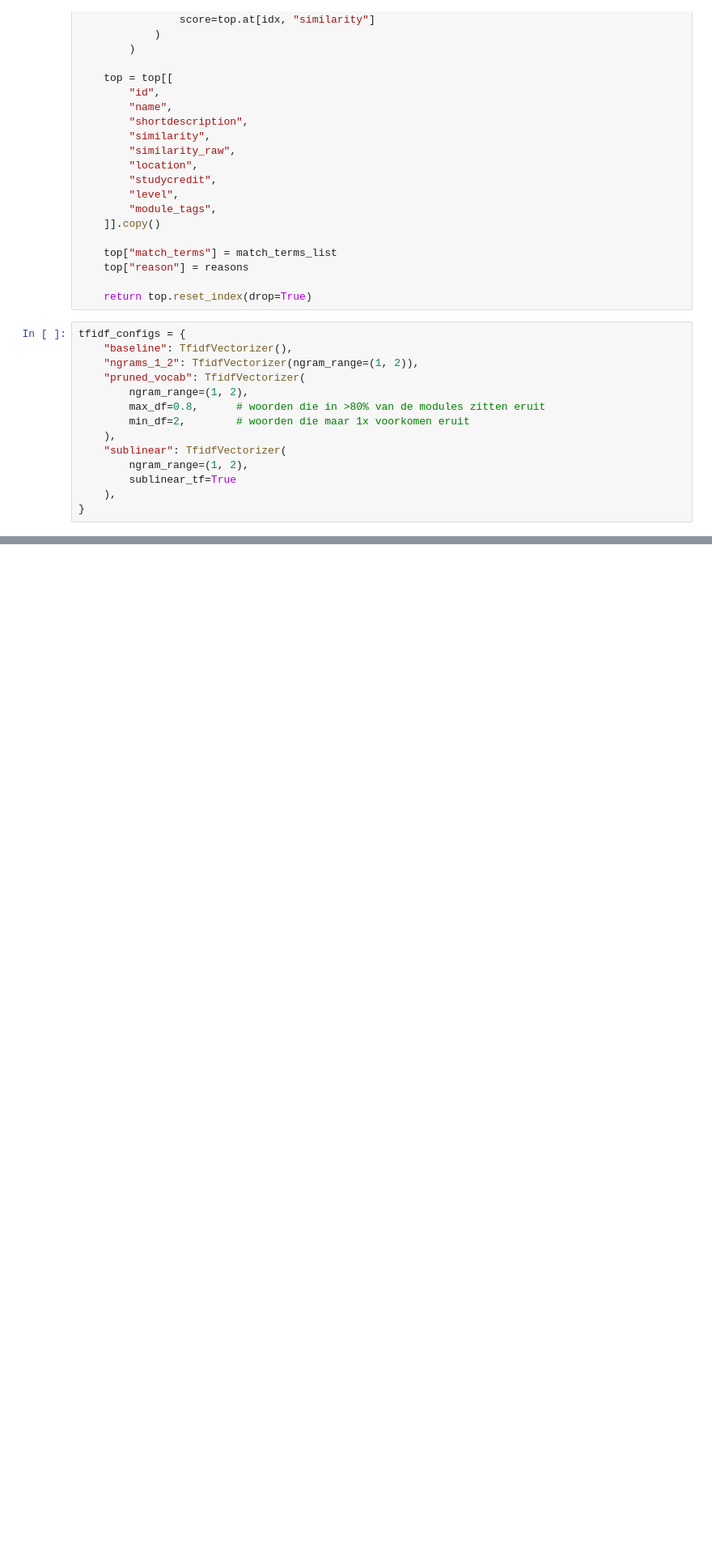
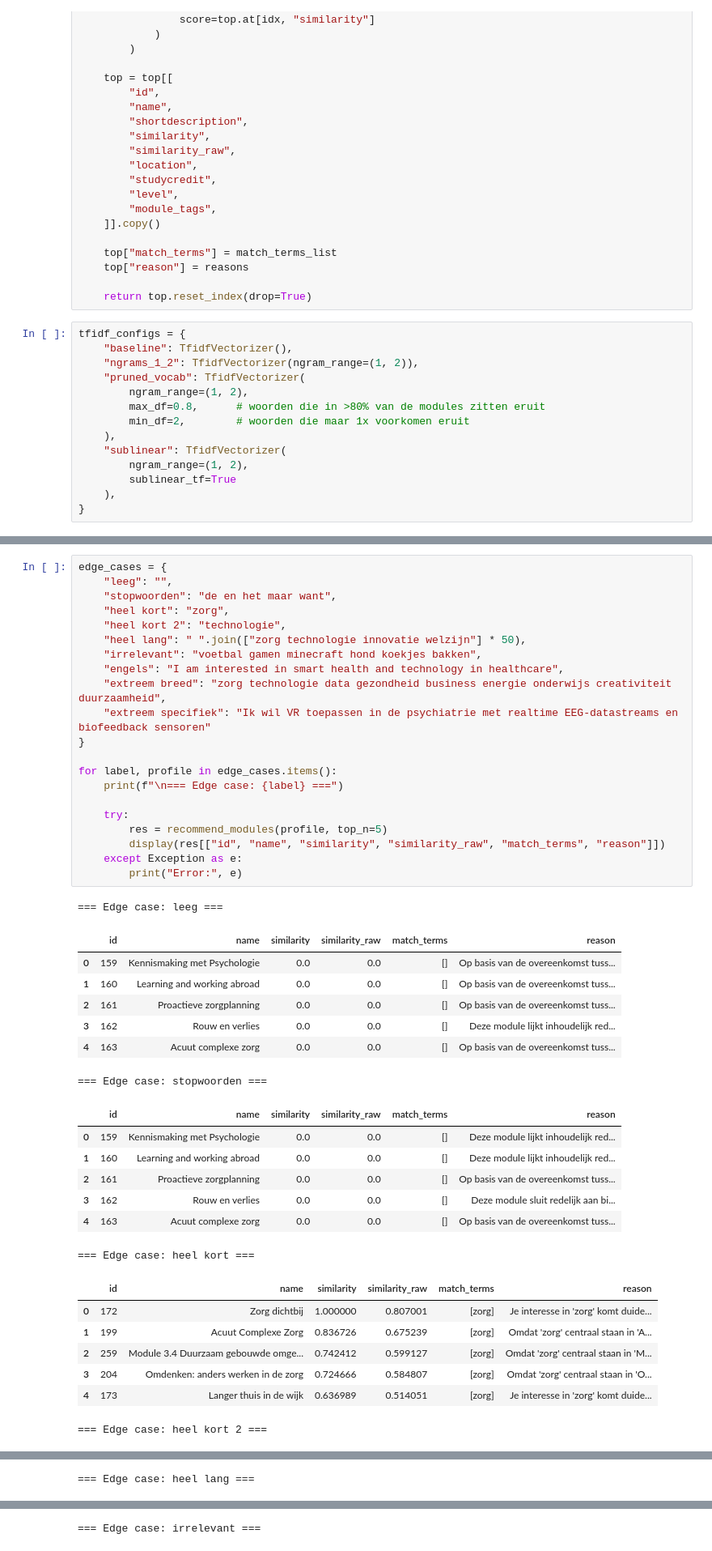
Before and after one commit to JeroenZwaal/ATIx-AI-Lu2, a Jupyter notebook: RecommenderSystemFinal.ipynb, the cells around one changed output, grey strips where cells are left out. Shown at 81% size. Cells and saved outputs as stored; diff of their text form; blank space fills up the shorter version.

```diff
--- a/RecommenderSystemFinal.ipynb
+++ b/RecommenderSystemFinal.ipynb
@@ -559,0 +610,44 @@ for name, vec in tfidf_configs.items():
+# %%
+edge_cases = {
+    "leeg": "",
+    "stopwoorden": "de en het maar want",
+    "heel kort": "zorg",
+    "heel kort 2": "technologie",
+    "heel lang": " ".join(["zorg technologie innovatie welzijn"] * 50),
+    "irrelevant": "voetbal gamen minecraft hond koekjes bakken",
+    "engels": "I am interested in smart health and technology in healthcare",
+    "extreem breed": "zorg technologie data gezondheid business energie onderwijs creativiteit duurzaamheid",
+    "extreem specifiek": "Ik wil VR toepassen in de psychiatrie met realtime EEG-datastreams en biofeedback sensoren"
+}
+
+for label, profile in edge_cases.items():
+    print(f"\n=== Edge case: {label} ===")
+
+    try:
+        res = recommend_modules(profile, top_n=5)
+        display(res[["id", "name", "similarity", "similarity_raw", "match_terms", "reason"]])
+    except Exception as e:
+        print("Error:", e)
+# %% [output]
+=== Edge case: leeg ===
+|  | id | name | similarity | similarity_raw | match_terms | reason |
+| 0 | 159 | Kennismaking met Psychologie | 0.0 | 0.0 | [] | Op basis van de overeenkomst tuss... |
+| 1 | 160 | Learning and working abroad | 0.0 | 0.0 | [] | Op basis van de overeenkomst tuss... |
+| 2 | 161 | Proactieve zorgplanning | 0.0 | 0.0 | [] | Op basis van de overeenkomst tuss... |
+| 3 | 162 | Rouw en verlies | 0.0 | 0.0 | [] | Deze module lijkt inhoudelijk red... |
+| 4 | 163 | Acuut complexe zorg | 0.0 | 0.0 | [] | Op basis van de overeenkomst tuss... |
+=== Edge case: stopwoorden ===
+|  | id | name | similarity | similarity_raw | match_terms | reason |
+| 0 | 159 | Kennismaking met Psychologie | 0.0 | 0.0 | [] | Deze module lijkt inhoudelijk red... |
+| 1 | 160 | Learning and working abroad | 0.0 | 0.0 | [] | Deze module lijkt inhoudelijk red... |
+| 2 | 161 | Proactieve zorgplanning | 0.0 | 0.0 | [] | Op basis van de overeenkomst tuss... |
+| 3 | 162 | Rouw en verlies | 0.0 | 0.0 | [] | Deze module sluit redelijk aan bi... |
+| 4 | 163 | Acuut complexe zorg | 0.0 | 0.0 | [] | Op basis van de overeenkomst tuss... |
+=== Edge case: heel kort ===
+|  | id | name | similarity | similarity_raw | match_terms | reason |
+| 0 | 172 | Zorg dichtbij | 1.000000 | 0.807001 | [zorg] | Je interesse in 'zorg' komt duide... |
+| 1 | 199 | Acuut Complexe Zorg | 0.836726 | 0.675239 | [zorg] | Omdat 'zorg' centraal staan in 'A... |
+| 2 | 259 | Module 3.4 Duurzaam gebouwde omge... | 0.742412 | 0.599127 | [zorg] | Omdat 'zorg' centraal staan in 'M... |
+| 3 | 204 | Omdenken: anders werken in de zorg | 0.724666 | 0.584807 | [zorg] | Omdat 'zorg' centraal staan in 'O... |
+| 4 | 173 | Langer thuis in de wijk | 0.636989 | 0.514051 | [zorg] | Je interesse in 'zorg' komt duide... |
+=== Edge case: heel kort 2 ===
@@ -559,0 +660 @@ for name, vec in tfidf_configs.items():
+=== Edge case: heel lang ===
@@ -559,0 +667 @@ for name, vec in tfidf_configs.items():
+=== Edge case: irrelevant ===
```
Also changed, not shown: parts of 11 cells of this notebook, 2 other files.
